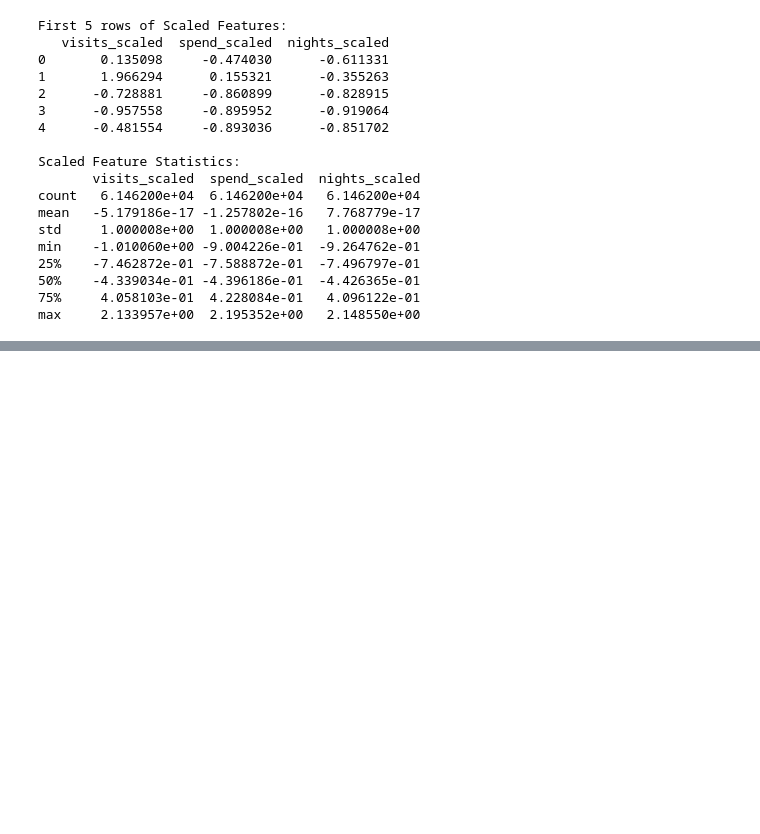
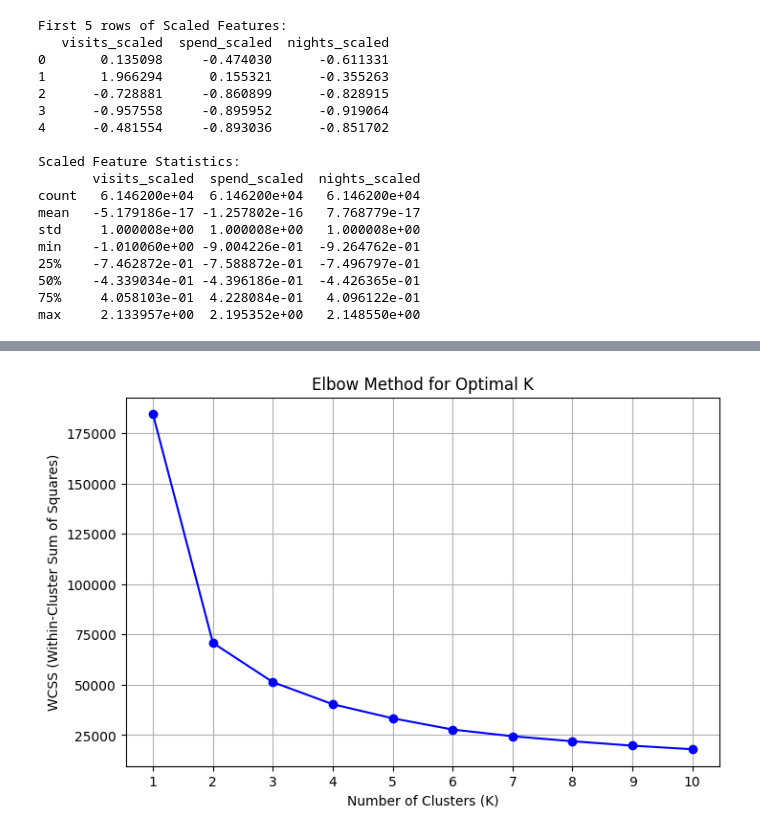
Before and after one commit to narender5162/Project-Data-science-imp, a Jupyter notebook: Project_Data_Science_impo.ipynb, the cells around one changed output, grey strips where cells are left out. Saved outputs shown, nothing was run; the diff lists cells and outputs as text; code cells hidden in the pictures; blank space fills up the shorter version.

```diff
--- a/Project_Data_Science_impo.ipynb
+++ b/Project_Data_Science_impo.ipynb
@@ -440,3 +440,16 @@ min    -1.010060e+00 -9.004226e-01  -9.264762e-01
 50%    -4.339034e-01 -4.396186e-01  -4.426365e-01
 75%     4.058103e-01  4.228084e-01   4.096122e-01
 max     2.133957e+00  2.195352e+00   2.148550e+00
+# %%
+import pandas as pd
+import numpy as np
+import matplotlib.pyplot as plt
+from sklearn.cluster import KMeans
+from sklearn.preprocessing import StandardScaler
+from sklearn.metrics import silhouette_score
+
+# 1. Load the dataset
+file_path = "/content/cleaned_dataset.csv"
+df = pd.read_csv(file_path)
+
+print(df.head())
@@ -442,0 +470,28 @@ max     2.133957e+00  2.195352e+00   2.148550e+00
+# %%
+# Select relevant features for clustering
+features = ['visits_000s', 'spend_m', 'nights_000s']
+X = df[features]
+
+# Standardize the features
+scaler = StandardScaler()
+X_scaled = scaler.fit_transform(X)
+
+# Compute WCSS for a range of k values (here, k from 1 to 10)
+wcss = []
+k_range = range(1, 11)
+for k in k_range:
+    kmeans = KMeans(n_clusters=k, random_state=42, n_init=10)
+    kmeans.fit(X_scaled)
+    wcss.append(kmeans.inertia_)
+
+# Plot the Elbow Graph
+plt.figure(figsize=(8, 5))
+plt.plot(k_range, wcss, marker='o', linestyle='-', color='b')
+plt.title("Elbow Method for Optimal K")
+plt.xlabel("Number of Clusters (K)")
+plt.ylabel("WCSS (Within-Cluster Sum of Squares)")
+plt.xticks(k_range)
+plt.grid(True)
+plt.show()
+# %% [output]
+[figure, added]
```
Also changed, not shown: parts of 5 cells of this notebook.
